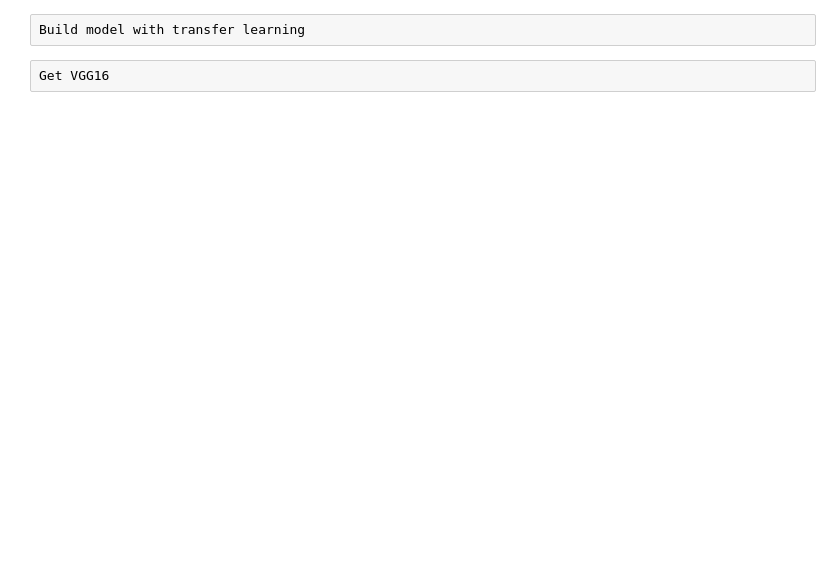
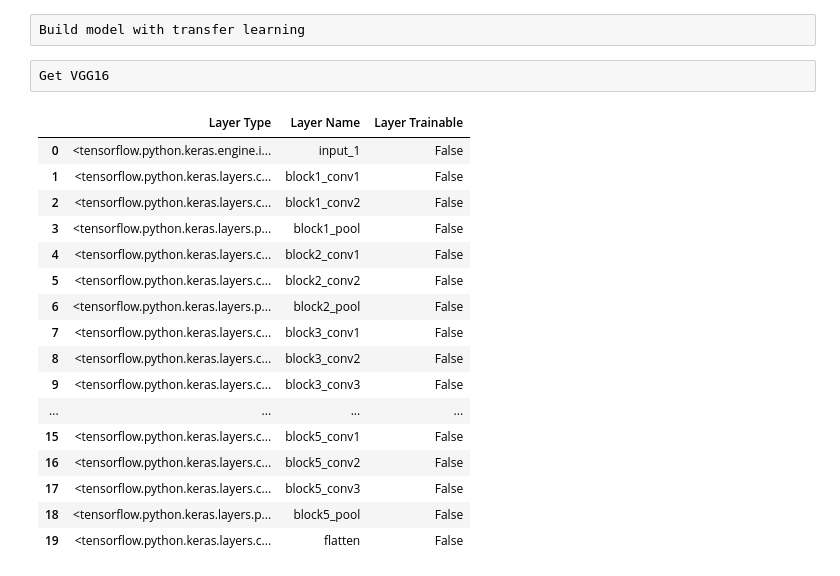
Before and after one commit to lukaspetersson/-comma-speed-challenge, a Jupyter notebook: 1-classify-frames/Train-v2.ipynb, the cells around one changed output. Saved outputs shown, nothing was run; the diff lists cells and outputs as text; code cells hidden in the pictures; blank space fills up the shorter version.

```diff
--- a/1-classify-frames/Train-v2.ipynb
+++ b/1-classify-frames/Train-v2.ipynb
@@ -163,9 +162,27 @@ vgg_model.trainable = False
 for layer in vgg_model.layers:
     layer.trainable = False
 # %%
-pd.set_option('max_colwidth', None)
+pd.set_option('max_colwidth', -1)
 layers = [(layer, layer.name, layer.trainable) for layer in vgg_model.layers]
 pd.DataFrame(layers, columns=['Layer Type', 'Layer Name', 'Layer Trainable'])
+# %% [output]
+|  | Layer Type | Layer Name | Layer Trainable |
+| 0 | <tensorflow.python.keras.engine.i... | input_1 | False |
+| 1 | <tensorflow.python.keras.layers.c... | block1_conv1 | False |
+| 2 | <tensorflow.python.keras.layers.c... | block1_conv2 | False |
+| 3 | <tensorflow.python.keras.layers.p... | block1_pool | False |
+| 4 | <tensorflow.python.keras.layers.c... | block2_conv1 | False |
+| 5 | <tensorflow.python.keras.layers.c... | block2_conv2 | False |
+| 6 | <tensorflow.python.keras.layers.p... | block2_pool | False |
+| 7 | <tensorflow.python.keras.layers.c... | block3_conv1 | False |
+| 8 | <tensorflow.python.keras.layers.c... | block3_conv2 | False |
+| 9 | <tensorflow.python.keras.layers.c... | block3_conv3 | False |
+| ... | ... | ... | ... |
+| 15 | <tensorflow.python.keras.layers.c... | block5_conv1 | False |
+| 16 | <tensorflow.python.keras.layers.c... | block5_conv2 | False |
+| 17 | <tensorflow.python.keras.layers.c... | block5_conv3 | False |
+| 18 | <tensorflow.python.keras.layers.p... | block5_pool | False |
+| 19 | <tensorflow.python.keras.layers.c... | flatten | False |
 # %%
 bottleneck_feature_example = vgg.predict(train_imgs_scaled[0:1])
 print(bottleneck_feature_example.shape)
```
Also changed, not shown: parts of 16 cells of this notebook, 1 other file.
